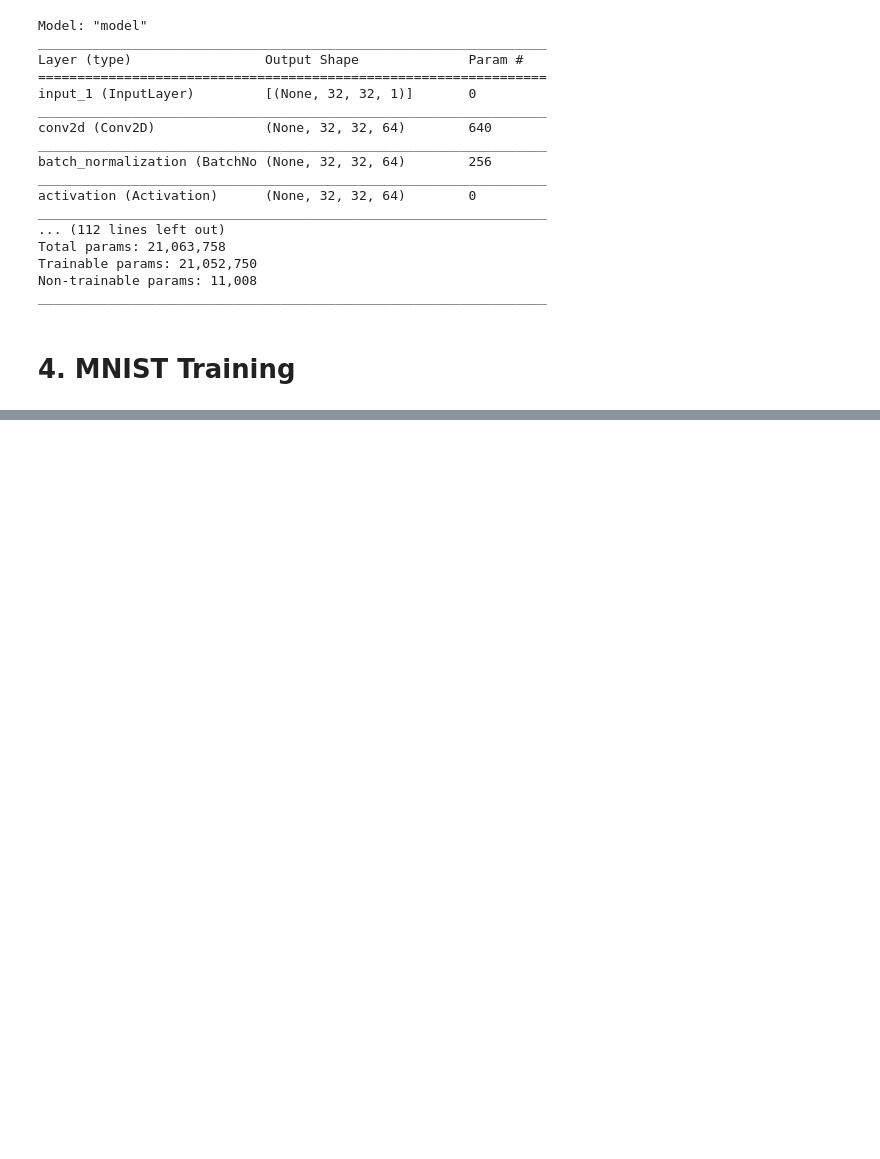
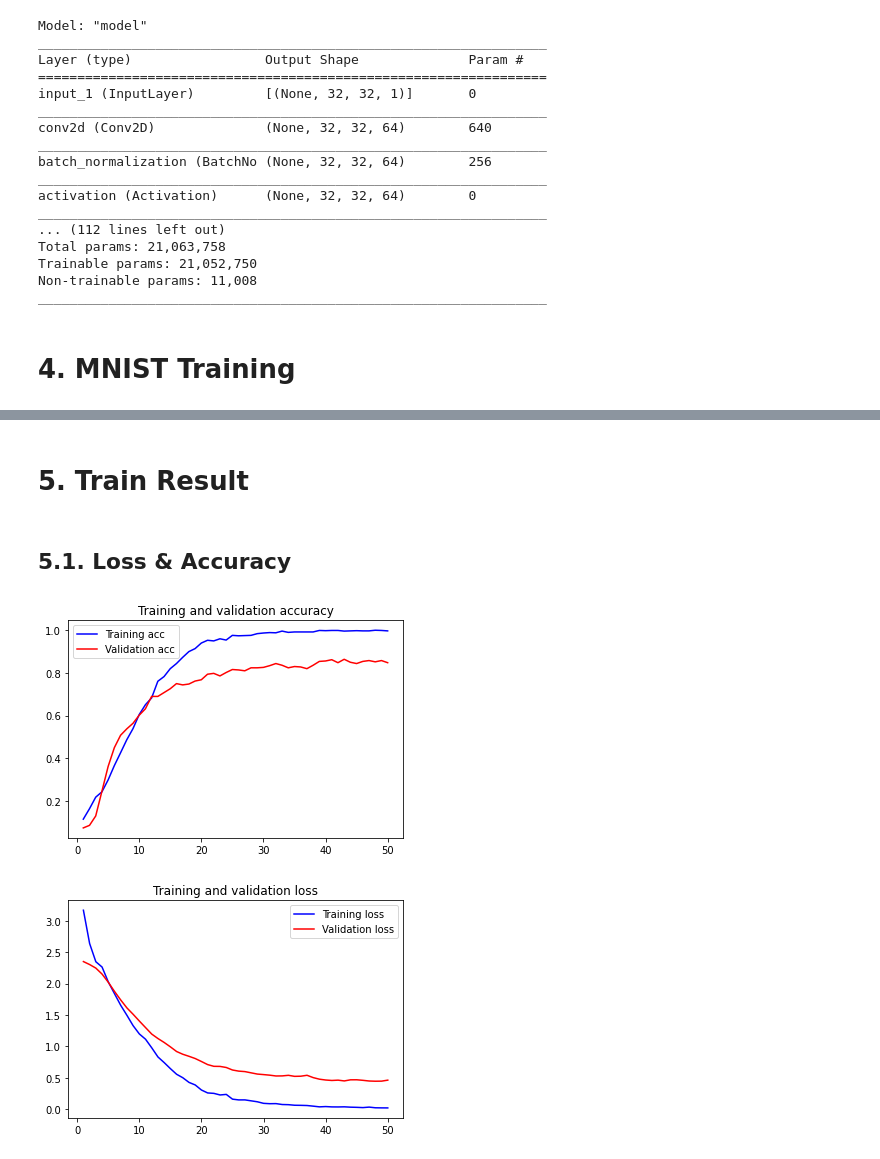
Before and after one commit to Pulsar-kkaturi/DL-Education, a Jupyter notebook: notebooks/Result_Visulization.ipynb, the cells around one changed output, grey strips where cells are left out. Saved outputs shown, nothing was run; the diff lists cells and outputs as text; code cells hidden in the pictures; blank space fills up the shorter version.

```diff
--- a/notebooks/Result_Visulization.ipynb
+++ b/notebooks/Result_Visulization.ipynb
@@ -62,7 +63,7 @@ print(x_train1.shape, x_test1.shape)
 # %%
 y_train_list = []
 y_test_list = []
-for i, i_ in enumerate(y_train[:2000]):
+for i, i_ in enumerate(y_train[:1000]):
     zero = [0]*10
     zero[i_] = 1
     y_train_list.append(zero)
@@ -90,7 +91,7 @@ for i in range(3):
 # %% [markdown]
 # 3. VGG Model Build
 # %%
-def conv_block_2d(lr_conv, lr_num, par_list):
+def conv_block_2d(lr_conv, lr_num, par_list, bkn):
         # parameter
         filter_num = par_list[0]
         conv_size = par_list[1]
@@ -99,18 +100,19 @@ def conv_block_2d(lr_conv, lr_num, par_list):
         # code
         for i in range(lr_num):
             lr_conv = layers.Conv2D(filter_num, conv_size, activation=None, padding='same',
-                                    kernel_initializer='he_normal')(lr_conv)
-            lr_conv = layers.BatchNormalization(axis=-1)(lr_conv)
-            lr_conv = layers.Activation(conv_act)(lr_conv)
-        lr_pool = layers.MaxPooling2D(pool_size=pool_size)(lr_conv)
+                                    kernel_initializer='he_normal',
+                                    name='block{}_conv{}'.format(bkn, i+1))(lr_conv)
+            lr_conv = layers.BatchNormalization(axis=-1, name='block{}_batchnorm{}'.format(bkn, i+1))(lr_conv)
+            lr_conv = layers.Activation(conv_act, name='block{}_activ{}'.format(bkn, i+1))(lr_conv)
+        lr_pool = layers.MaxPooling2D(pool_size=pool_size, name='block{}_pool'.format(bkn, i+1))(lr_conv)
         return lr_pool
 
 def output_block(lr_dense, block_num, dens_count, act_func, drop_rate):
-    lr_dense = layers.Flatten()(lr_dense)
+    lr_dense = layers.Flatten(name='flatten_layer')(lr_dense)
     for i in range(block_num):
         lr_dense = layers.Dense(dens_count[i], kernel_regularizer=None,
-                                activation=act_func)(lr_dense)
-        lr_dense = layers.Dropout(drop_rate)(lr_dense)
+                                activation=act_func, name='classifier_dense_{}'.format(i+1))(lr_dense)
+        lr_dense = layers.Dropout(drop_rate, name='classifier_dropout_{}'.format(i+1))(lr_dense)
     return lr_dense
 # %%
 def VGG16_2D(par_dic):
@@ -199,10 +201,10 @@ _________________________________________________________________
 # %%
 model.compile(loss=losses.CategoricalCrossentropy(), optimizer=optimizers.Adam(lr=1e-5), metrics=['accuracy'])
 # %%
-callback_list = [keras.callbacks.EarlyStopping(monitor='val_loss', patience=15),
+callback_list = [keras.callbacks.EarlyStopping(monitor='val_loss', patience=10),
                          keras.callbacks.ModelCheckpoint(filepath=os.path.join('model.h5'),
                                                          monitor='val_loss', save_best_only=True),
-                         keras.callbacks.ReduceLROnPlateau(monitor='val_loss', factor=0.1, patience=10)]
+                         keras.callbacks.ReduceLROnPlateau(monitor='val_loss', factor=0.1, patience=5)]
 
 history = model.fit(x_train1, y_train1, epochs=50, batch_size=32,
                     validation_data=(x_test1, y_test1),
@@ -227,0 +230,27 @@ Epoch 50/50
+# %% [markdown]
+# 5. Train Result
+# %% [markdown]
+## 5.1. Loss & Accuracy
+# %%
+acc = history.history['accuracy']
+val_acc = history.history['val_accuracy']
+loss = history.history['loss']
+val_loss = history.history['val_loss']
+epochs = range(1,len(acc)+1)
+# %%
+plt.plot(epochs, acc, 'b', color='blue', label='Training acc')
+plt.plot(epochs, val_acc, 'b', color='red', label='Validation acc')
+plt.title('Training and validation accuracy')
+plt.legend()
+
+plt.figure()
+
+plt.plot(epochs, loss, 'b', color='blue', label='Training loss')
+plt.plot(epochs, val_loss, 'b', color='red', label='Validation loss')
+plt.title('Training and validation loss')
+plt.legend()
+
+plt.show()
+# %% [output]
+[figure, added]
+[figure, added]
```
Also changed, not shown: parts of 12 cells of this notebook.
